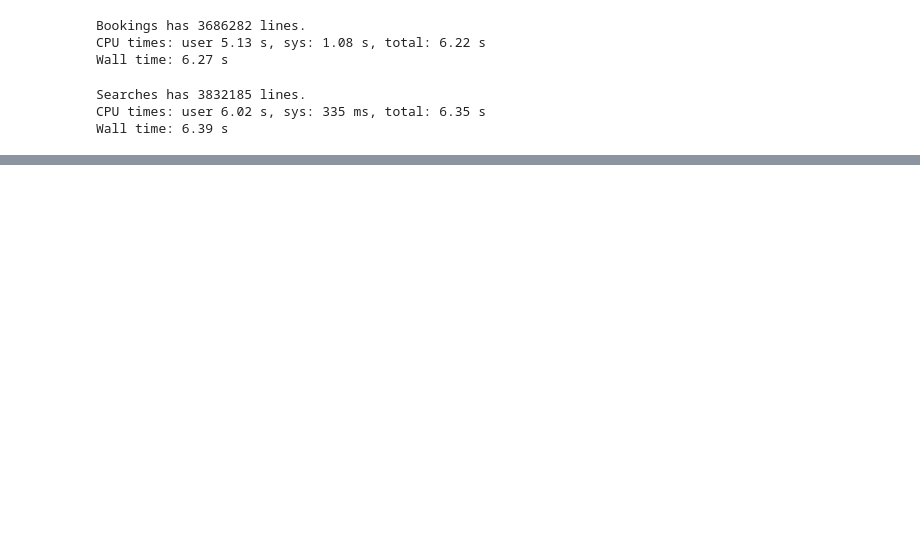
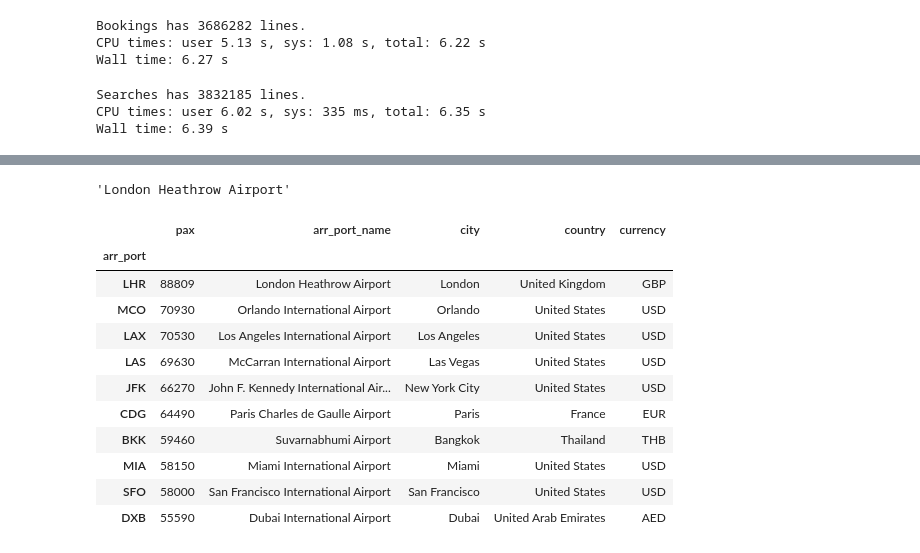
Before and after one commit to pablovdcf/DS_Challenge, a Jupyter notebook: ds_exercises/DS_Challenge_all-exercises.ipynb, the cells around one changed output, grey strips where cells are left out. Drawn from its saved outputs; the diff is of its cells as text; code cells hidden in the pictures; blank space fills up the shorter version.

```diff
--- a/ds_exercises/DS_Challenge_all-exercises.ipynb
+++ b/ds_exercises/DS_Challenge_all-exercises.ipynb
@@ -73,0 +180,24 @@ print(f'Searches {k} lines.')
+# %%
+df_iterator = pd.read_csv(path_booking,
+    compression="bz2",
+    sep="^",
+    usecols = lambda x: x.strip() in ['arr_port', 'pax', 'year'], # Usamos esto pero con los indices parece que vuelven las columnas ok.
+    converters= {
+        'arr_port': str.strip,
+        'pax': nan2zero     # Function to clean NA values in pax
+    },
+    chunksize=1e6,      # The number of nrows for chunk
+)
+
+bookings = []
+
+for i, data_chunk in enumerate(df_iterator):
+    print(("Chunk: %d, size of chunk %d"%(i+1, len(data_chunk))))           # Only for have some information about the chunks
+    data_chunk_2013 = data_chunk[data_chunk['year']==2013]                  # Filter by year 2013
+    chunk_result = data_chunk_2013.groupby(by=['arr_port','year']).sum()[['pax']]       # Group by arr_port + year and sum the passengers
+    bookings.append(chunk_result)                                           # Appending the chunks into the empty list we create at the begining of this code cell
+
+total_bookings = pd.concat(bookings).groupby('arr_port').sum()[['pax']]     # We need to regroup by airports and sum passengers for chunks do it later
+top_10 = total_bookings.sort_values(by='pax', ascending=False).head(10)     # Sorting the values by the number of passengers in descending order
+
+top_10
@@ -73,0 +301,24 @@ print(f'Searches {k} lines.')
+# %%
+b.get(top_10.index[0])['name']
+# %% [output]
+'London Heathrow Airport'
+# %%
+b = NeoBase()
+top_10['arr_port_name'] = top_10.index.map(lambda x: b.get(x, 'name'))
+top_10['city'] = top_10.index.map(lambda x: b.get(x, 'city_name_list')[0])
+top_10['country'] = top_10.index.map(lambda x: b.get(x, 'country_name'))
+top_10['currency'] = top_10.index.map(lambda x: b.get(x, 'currency'))
+top_10
+# %% [output]
+|  | pax | arr_port_name | city | country | currency |
+| arr_port |  |  |  |  |  |
+| LHR | 88809 | London Heathrow Airport | London | United Kingdom | GBP |
+| MCO | 70930 | Orlando International Airport | Orlando | United States | USD |
+| LAX | 70530 | Los Angeles International Airport | Los Angeles | United States | USD |
+| LAS | 69630 | McCarran International Airport | Las Vegas | United States | USD |
+| JFK | 66270 | John F. Kennedy International Air... | New York City | United States | USD |
+| CDG | 64490 | Paris Charles de Gaulle Airport | Paris | France | EUR |
+| BKK | 59460 | Suvarnabhumi Airport | Bangkok | Thailand | THB |
+| MIA | 58150 | Miami International Airport | Miami | United States | USD |
+| SFO | 58000 | San Francisco International Airport | San Francisco | United States | USD |
+| DXB | 55590 | Dubai International Airport | Dubai | United Arab Emirates | AED |
```
Also changed, not shown: parts of 103 cells of this notebook, 2 other files.
